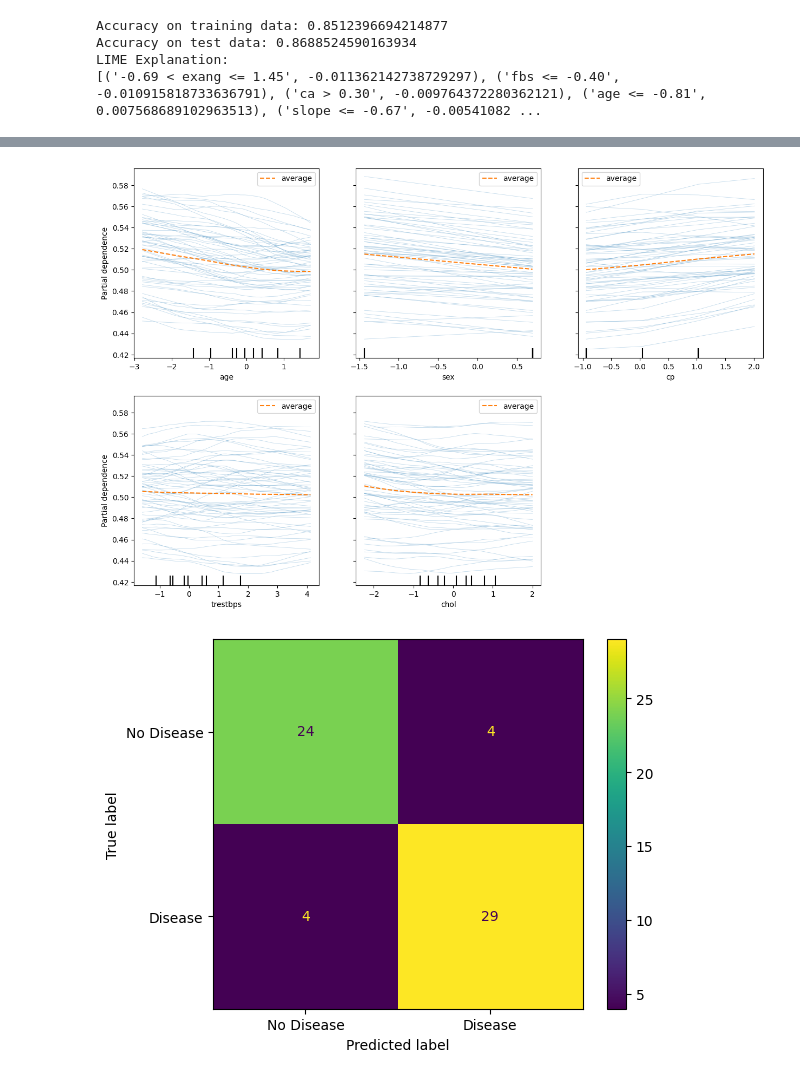
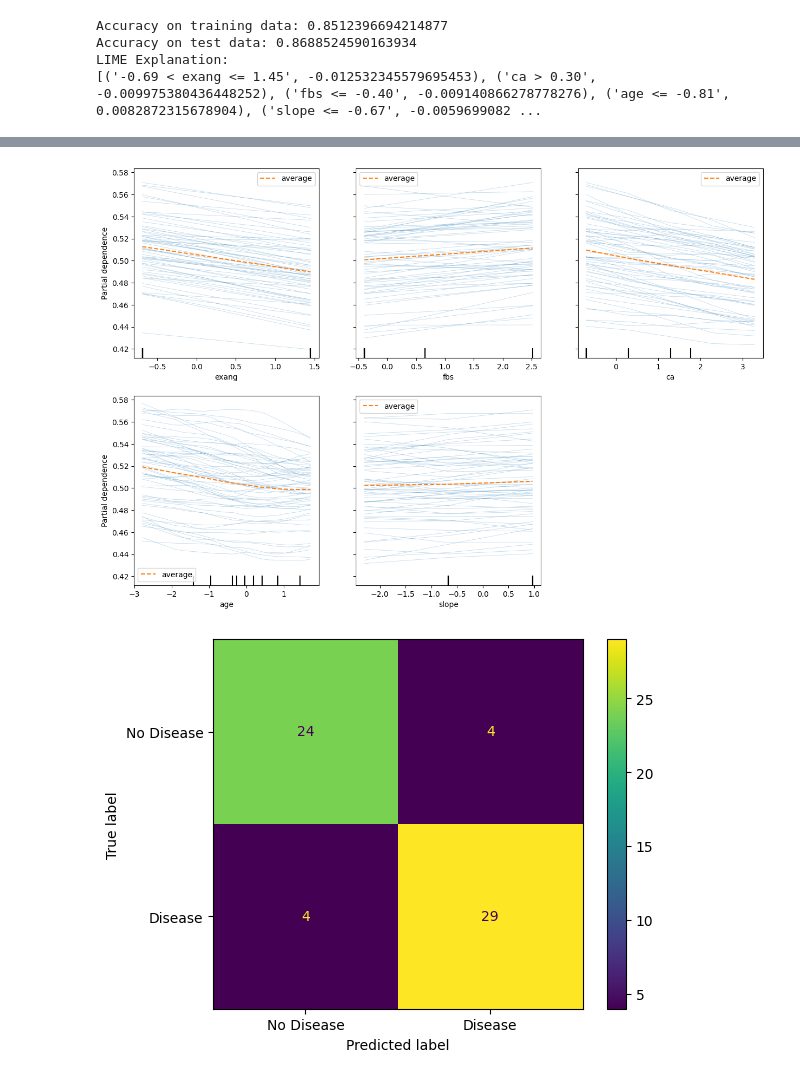
Before and after one commit to kramachandrashenoy/Miniproject, a Jupyter notebook: Final/heart_disease_final.ipynb, the cells around one changed output, grey strips where cells are left out. Saved outputs shown, nothing was run; the diff lists cells and outputs as text; code cells hidden in the pictures.

```diff
--- a/Final/heart_disease_final.ipynb
+++ b/Final/heart_disease_final.ipynb
@@ -64,34 +64,34 @@ exp = explainer.explain_instance(input_data[0], mlp_classifier.predict_proba, nu
 
 print('LIME Explanation:')
 print(exp.as_list())
 exp.show_in_notebook()
 
 # PDP and ICE plots using sklearn.inspection
-features_to_plot = [0, 1, 2, 3, 4]  # Indices of features to plot, adjust as necessary
+features_to_plot =[8,5,11,0,10] # Indices of features to plot, adjust as necessary
 
 # Plot PDP and ICE for selected features
 fig, ax = plt.subplots(figsize=(15, 10))
 display = PartialDependenceDisplay.from_estimator(
     mlp_classifier,
     X_test_scaled,
     features=features_to_plot,
     feature_names=X.columns,
     kind="both",  # plot both PDP and ICE
     ax=ax
 )
 plt.show()
 
 # Draw confusion matrix
 y_pred = mlp_classifier.predict(X_test_scaled)
 cm = confusion_matrix(y_test, y_pred)
 disp = ConfusionMatrixDisplay(confusion_matrix=cm, display_labels=['No Disease', 'Disease'])
 disp.plot()
 plt.show()
 # %% [output]
 Accuracy on training data: 0.8512396694214877
 Accuracy on test data: 0.8688524590163934
 LIME Explanation:
-[('-0.69 < exang <= 1.45', -0.011362142738729297), ('fbs <= -0.40', -0.010915818733636791), ('ca > 0.30', -0.009764372280362121), ('age <= -0.81', 0.007568689102963513), ('slope <= -0.67', -0.00541082 ...
+[('-0.69 < exang <= 1.45', -0.012532345579695453), ('ca > 0.30', -0.009975380436448252), ('fbs <= -0.40', -0.009140866278778276), ('age <= -0.81', 0.0082872315678904), ('slope <= -0.67', -0.0059699082 ...
 [interactive output not drawn]
-[figure, old version]
+[figure, new version]
 [figure]
```
